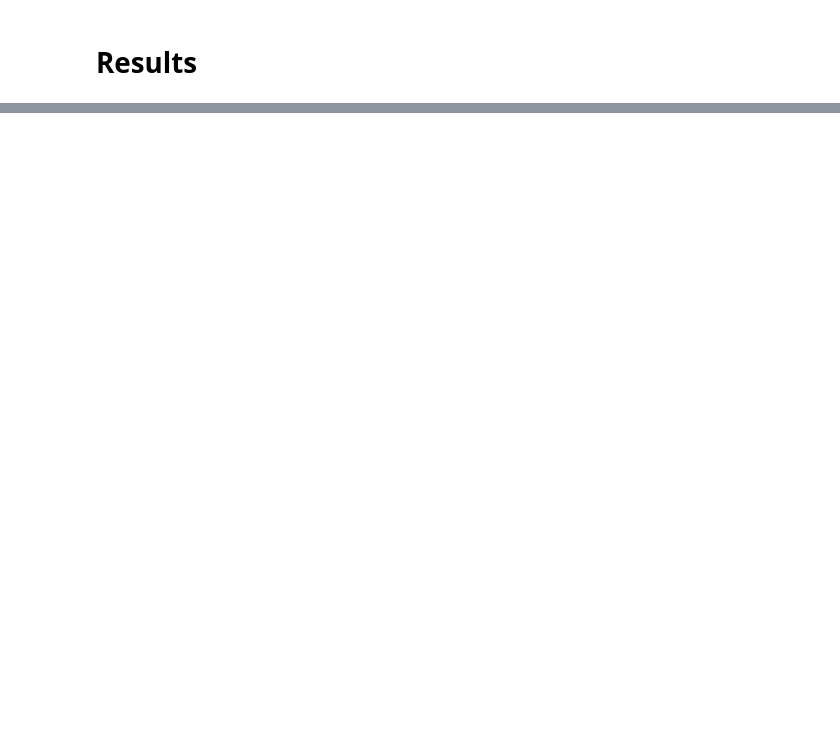
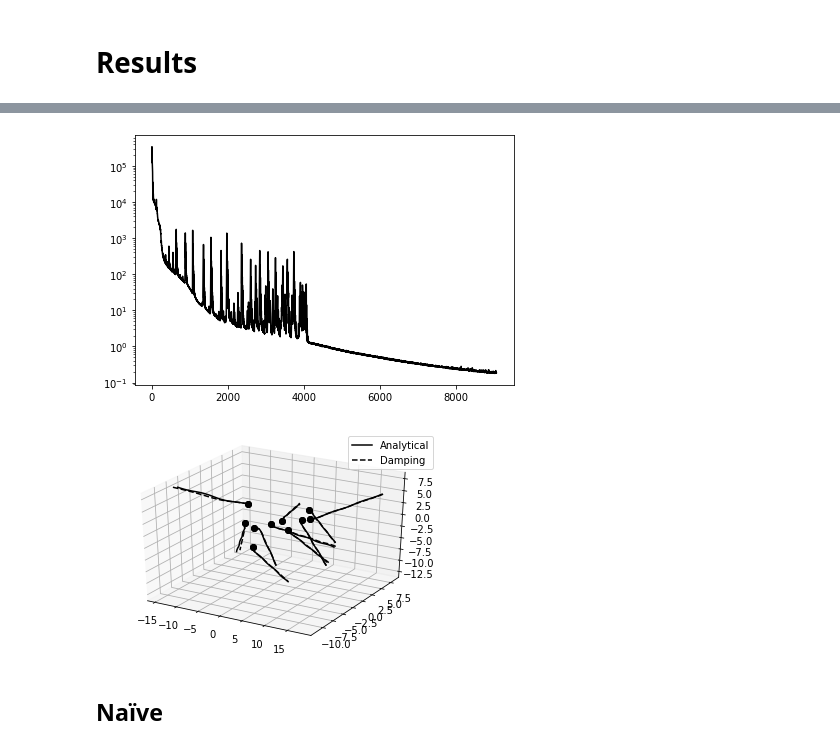
Before and after one commit to cisprague/bts-2021, a Jupyter notebook: bts-2021.ipynb, the cells around one changed output, grey strips where cells are left out. Saved outputs shown, nothing was run; the diff lists cells and outputs as text; code cells hidden in the pictures; blank space fills up the shorter version.

```diff
--- a/bts-2021.ipynb
+++ b/bts-2021.ipynb
@@ -661,0 +736,16 @@ plot(trajs_list, ['k-', 'k--'], ['Analytical', 'Naive'])
+# %%
+trainer_damping = Trainer(5000, F_damping, 'damping')
+# %%
+trainer_damping.train(5000, 1e-4, optax.adam)
+# %%
+trainer_damping.plot()
+trajs_list = [
+  trajectories_constant(states_test, controls_test, f_analytical, 10, 0.1),
+  trajectories_constant(states_test, controls_test, trainer_damping.f, 10, 0.1)
+]
+plot(trajs_list, ['k-', 'k--'], ['Analytical', 'Damping'])
+# %% [output]
+[figure, added]
+[figure, added]
+# %% [markdown]
+## Naïve
```
Also changed, not shown: parts of 50 cells of this notebook.
